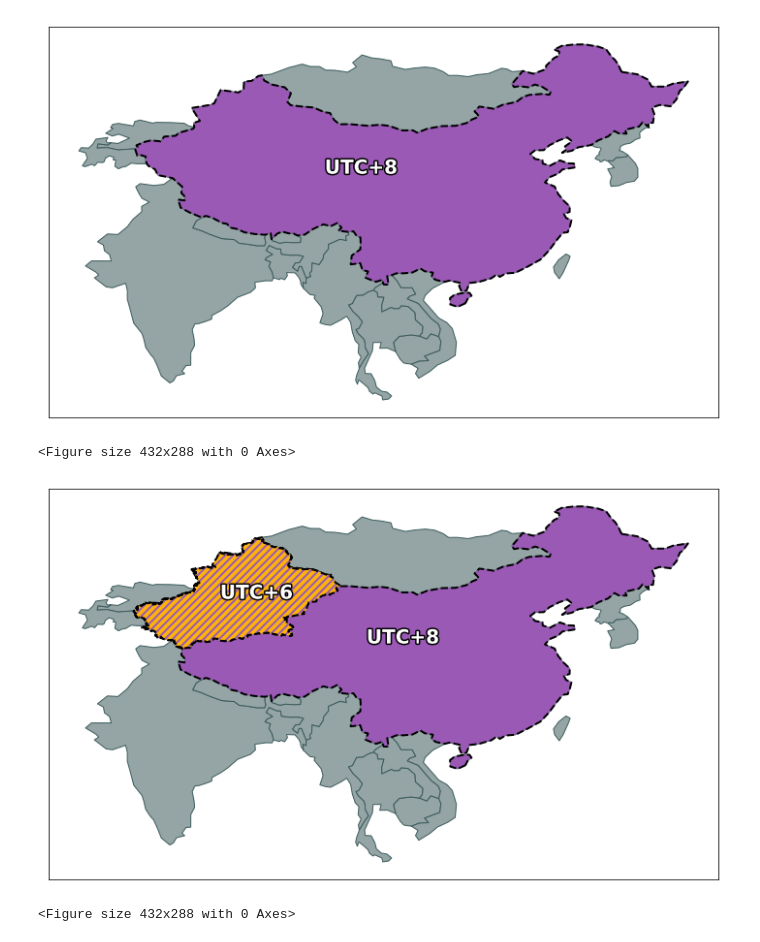
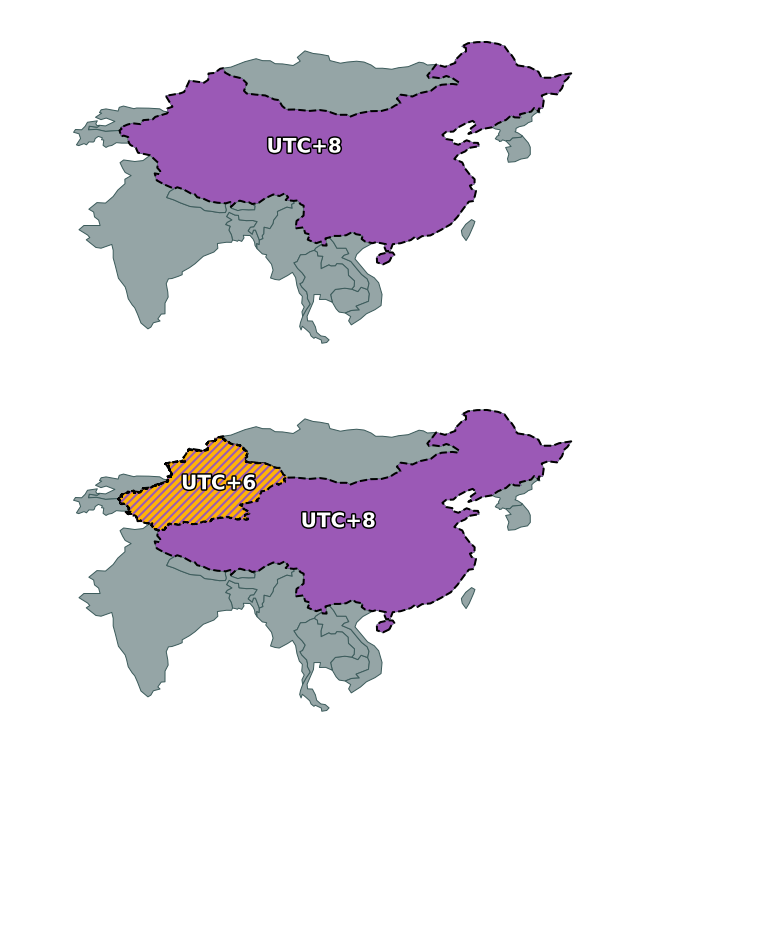
Before and after one commit to pganssle-talks/tdp-2018-dateutil-talk, a Jupyter notebook: make_china_map.ipynb, the cells around one changed output. Cells and saved outputs as stored; diff of their text form; code cells hidden in the pictures; blank space fills up the shorter version.

Commit message:
Update aspect ratios of timezone images

```diff
--- a/make_china_map.ipynb
+++ b/make_china_map.ipynb
@@ -87,7 +87,7 @@ urumqi_color = '#feb308'
 map_face_color = '#95a5a6'
 map_edge_color = '#3d5c5c'
 
-fig_size = (10, 6)
+fig_size = (8, 5)
 
 def merge_kwargs(default_kwargs, **kwargs):
     kw = default_kwargs.copy()
@@ -123,11 +123,33 @@ def annotate(*args, **kwargs):
 
 
 # Plot cleanup function
-def plot_cleanup():
+def plot_cleanup(ax=None):
     plt.xticks([])
     plt.yticks([])
+    plt.gca().axis('off')
+
     plt.tight_layout()
     plt.show()
+
+
+# Figure saving
+fig_kwargs = dict(frameon=False)
+def new_fig(*args, **kwargs):
+    fig = plt.figure(*args, **merge_kwargs(fig_kwargs, **kwargs))
+
+    fig.patch.set_alpha(0)
+    fig.patch.set_facecolor('none')
+    #fig.patch.set_visible(False)
+
+    return fig
+
+fig_save_options = dict(
+    dpi=180,
+    transparent=True
+)
+
+def save_fig(fig, name, **kwargs):
+    fig.savefig(name, **merge_kwargs(fig_save_options, **kwargs))
 # %%
 # Plot data
 shanghai_label = 'UTC+8'
@@ -138,10 +160,10 @@ china_s = gpd.GeoSeries(world.loc[world['name'] == 'China'].iloc[0])
 shanghai_s = gpd.GeoSeries(tzdf.loc['Asia/Shanghai'])
 # %%
 # Plot just-china figure
-plt.figure(figsize=fig_size)
+fig = new_fig(figsize=fig_size)
 
 # Make the plot background
-ax = plt.gca()
+ax = fig.gca()
 plot_base_map(ax=ax)
 
 
@@ -150,36 +172,33 @@ china_s.plot(ax=ax, color=china_color, **zone_line_kwargs)
 annotate(s=shanghai_label, xy=get_label_loc(china_s))
 
 plot_cleanup()
-plt.savefig('images/china_shanghai.png');
+save_fig(fig, 'images/china_shanghai.png')
 # %% [output]
-[figure, old version]
+[figure, new version]
-<Figure size 432x288 with 0 Axes>
 # %%
 # Plot overlay figure
-plt.figure(figsize=fig_size);
-
+fig = new_fig(figsize=fig_size);
 
 # Make the plots
 ax = plt.gca()
 plot_base_map(ax=ax)
 
 china_s.plot(ax=ax, color=china_color, linewidth=2, linestyle='--', edgecolor='k')
 annotate(s=shanghai_label, xy=get_label_loc(shanghai_s))
 
 # Plot Urumqi overlay
 urumqi_s.plot(ax=ax, color=urumqi_color, edgecolor=china_color,
               linewidth=0,
               hatch=r'///')
 
 # Plot Urumqi outline
 urumqi_s.plot(ax=ax, color='none', **zone_line_kwargs)
 annotate(s=urumqi_label, xy=get_label_loc(urumqi_s))
 
 
 
 plot_cleanup()
-plt.savefig('images/china_overlay.png');
+save_fig(fig, 'images/china_overlay.png');
 # %% [output]
-[figure, old version]
+[figure, new version]
-<Figure size 432x288 with 0 Axes>
 # %%
```
Also changed, not shown: parts of 1 cell of this notebook.
